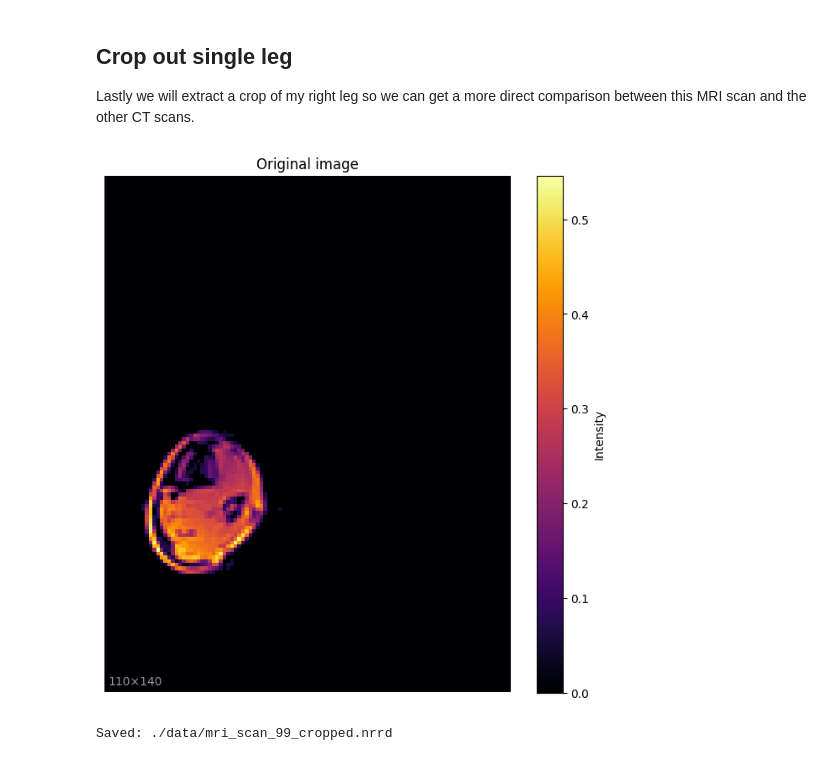
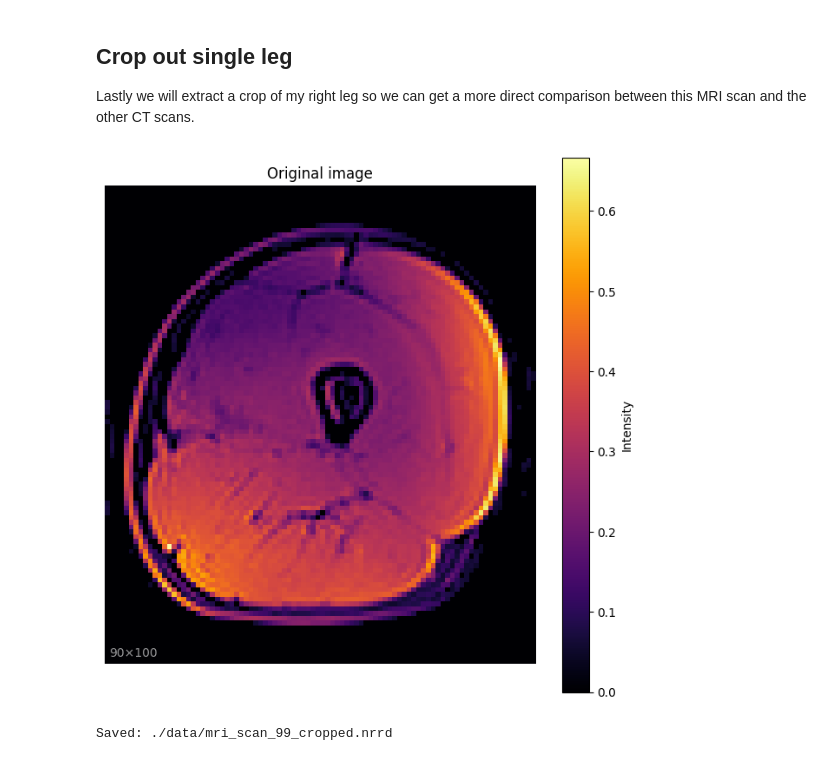
Before and after one commit to MateoVanDamme/3dknee, a Jupyter notebook: processing_mri_remove_wiener.ipynb, the cells around one changed output. Cells and saved outputs as stored; diff of their text form; code cells hidden in the pictures.

```diff
--- a/processing_mri_remove_wiener.ipynb
+++ b/processing_mri_remove_wiener.ipynb
@@ -101,12 +101,12 @@ Lastly we will extract a crop of my right leg so we can get a more direct compar
 # %%
 # Remove wiener
 # xyz is bottom to top, top to bottom, left to right
-quad = denoised[100:320,30:170,110:220]
+quad = denoised[80:320,50:150,110:200]
 plot_image(quad[-1], "Original image")
 
 output_path = path.replace(".nrrd", "_cropped.nrrd")
 nrrd.write(output_path, quad, header)
 print(f"Saved: {output_path}")
 # %% [output]
-[figure, old version]
+[figure, new version]
 Saved: ./data/mri_scan_99_cropped.nrrd
```
Also changed, not shown: 6 other files.
